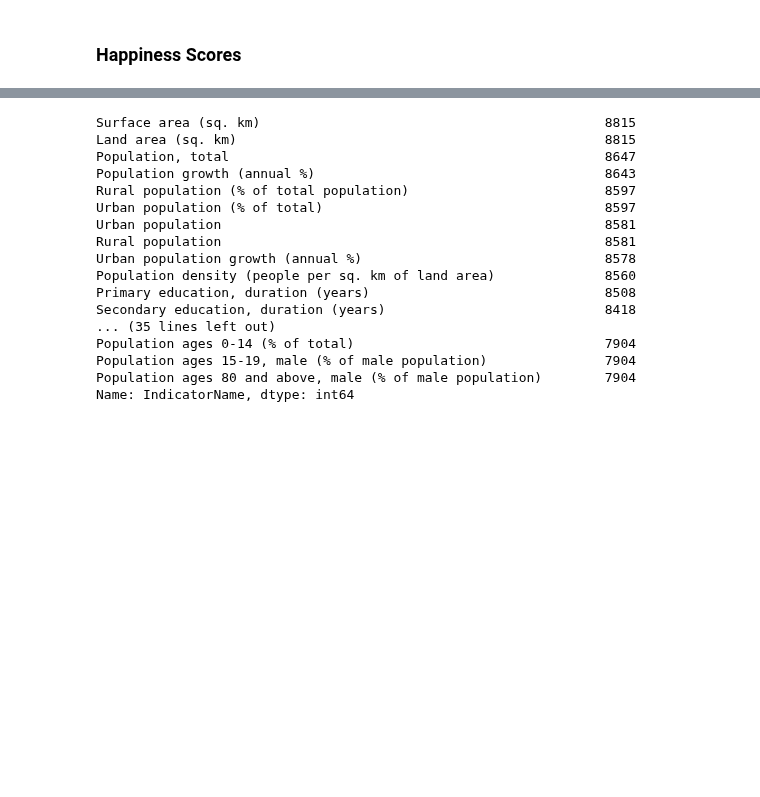
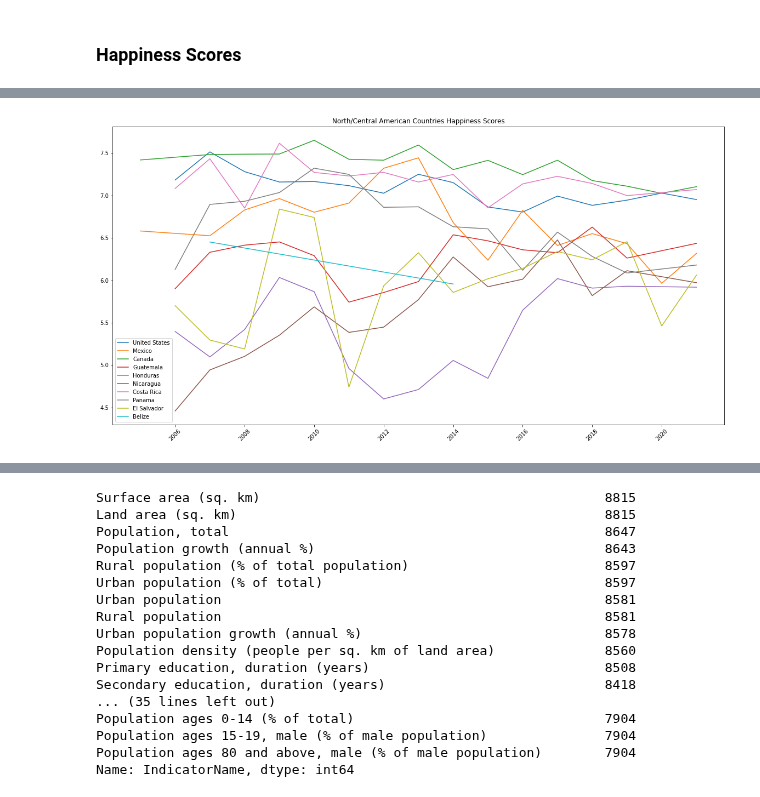
Before and after one commit to 281clo/World_Development_Mental_Health_Acquisition, a Jupyter notebook: Modeling.ipynb, the cells around one changed output, grey strips where cells are left out. Saved outputs shown, nothing was run; the diff lists cells and outputs as text; code cells hidden in the pictures; blank space fills up the shorter version.

```diff
--- a/Modeling.ipynb
+++ b/Modeling.ipynb
@@ -139 +94,6 @@ plt.title('South American Countries Happiness Scores');
+# %%
+prep.plot_happy_N(HappyDf)
+plt.title("North/Central American Countries Happiness Scores");
+# %% [output]
+[figure, added]
 # %%
```
Also changed, not shown: parts of 27 cells of this notebook, 3 other files.
